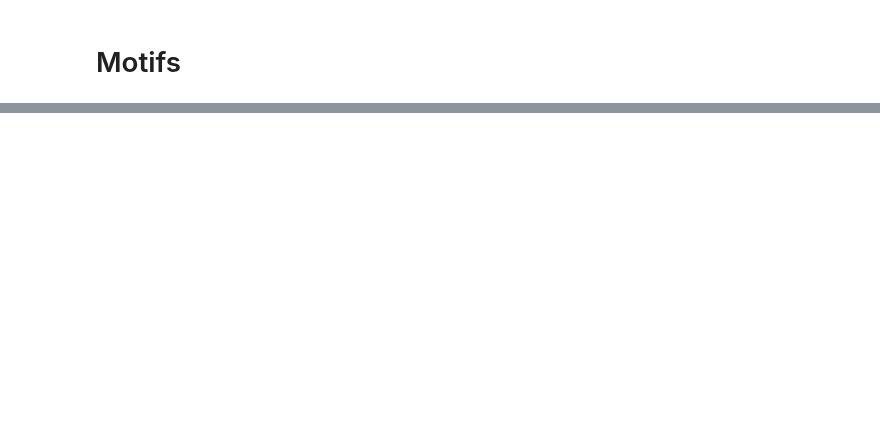
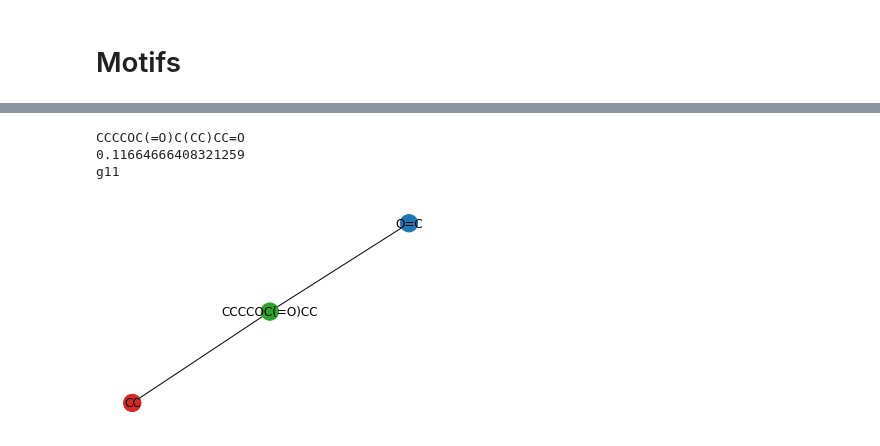
Before and after one commit to InnocentBug/G-BigSMILES, a Jupyter notebook: bigsmiles_gen.ipynb, the cells around one changed output, grey strips where cells are left out. Cells and saved outputs as stored; diff of their text form; code cells hidden in the pictures; blank space fills up the shorter version.

```diff
--- a/bigsmiles_gen.ipynb
+++ b/bigsmiles_gen.ipynb
@@ -387,0 +477,11 @@ render_svg(moltosvg(Chem.MolFromSmiles("C=Cc1ccccc1")))
+# %%
+big = (
+    "O=C{[<]CC(C)NC(=O)C([<|10|])C[>|10|], CCCCOC(=O)C([<|90|])C[>|90|] [>]}|flory_schulz(5e-3)|CC"
+)
+# %%
+big_smiles_graph(big)
+# %% [output]
+CCCCOC(=O)C(CC)CC=O
+0.11664666408321259
+g11
+[figure, added]
```
Also changed, not shown: parts of 78 cells of this notebook, 3 other files.
